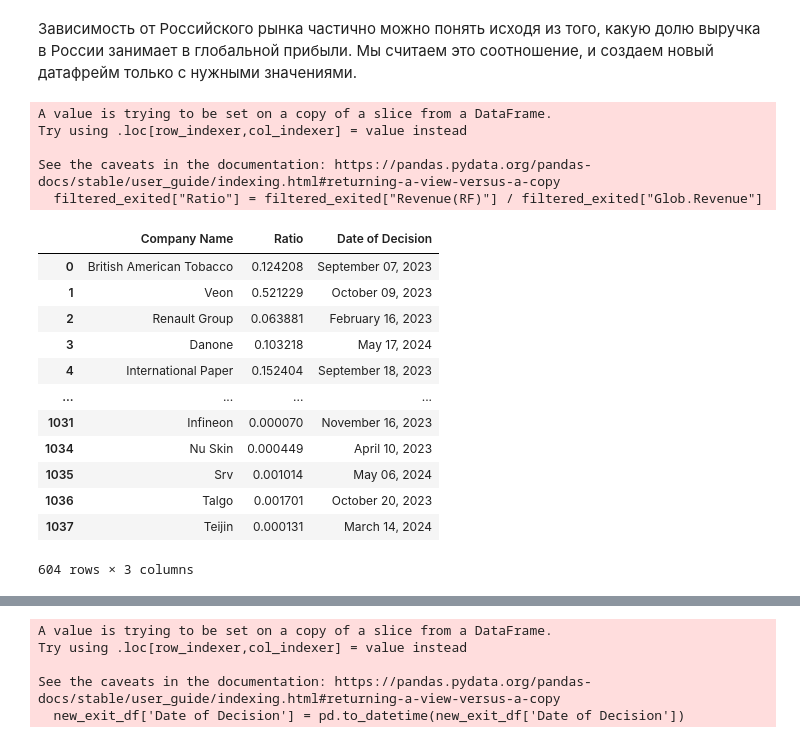
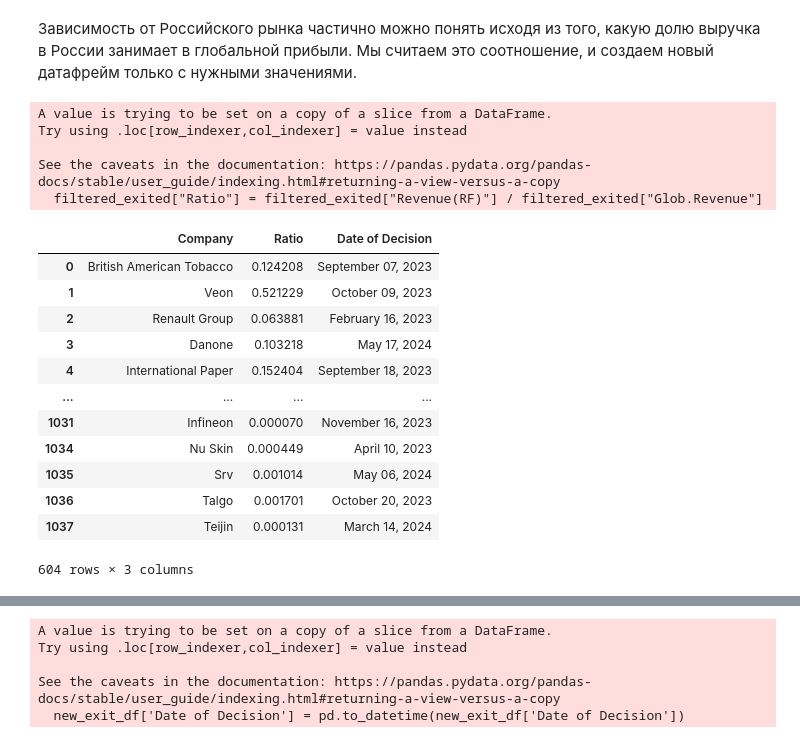
Before and after one commit to Maria-Hihi-Haha/The-Great-Exit, a Jupyter notebook: Great_Exit.ipynb, the cells around one changed output, grey strips where cells are left out. Drawn from its saved outputs; the diff is of its cells as text; code cells hidden in the pictures.

```diff
--- a/Great_Exit.ipynb
+++ b/Great_Exit.ipynb
@@ -303,21 +426,16 @@ filtered_exited
 # %% [markdown]
 Зависимость от Российского рынка частично можно понять исходя из того, какую долю выручка в России занимает в глобальной прибыли. Мы считаем это соотношение, и создаем новый датафрейм только с нужными значениями.
 # %%
-
-# Calculate the ratio of "Revenue[RF]" to "Glob.Revenue"
 filtered_exited["Ratio"] = filtered_exited["Revenue(RF)"] / filtered_exited["Glob.Revenue"]
-
-# Create the new DataFrame
-new_exit_df = filtered_exited[["Company Name", "Ratio", "Date of Decision"]]
-
+new_exit_df = filtered_exited[["Company", "Ratio", "Date of Decision"]]
 new_exit_df
 # %% [output]
 A value is trying to be set on a copy of a slice from a DataFrame.
 Try using .loc[row_indexer,col_indexer] = value instead
 
 See the caveats in the documentation: https://pandas.pydata.org/pandas-docs/stable/user_guide/indexing.html#returning-a-view-versus-a-copy
   filtered_exited["Ratio"] = filtered_exited["Revenue(RF)"] / filtered_exited["Glob.Revenue"]
-|  | Company Name | Ratio | Date of Decision |
+|  | Company | Ratio | Date of Decision |
 | 0 | British American Tobacco | 0.124208 | September 07, 2023 |
 | 1 | Veon | 0.521229 | October 09, 2023 |
 | 2 | Renault Group | 0.063881 | February 16, 2023 |
```
Also changed, not shown: parts of 59 cells of this notebook.
